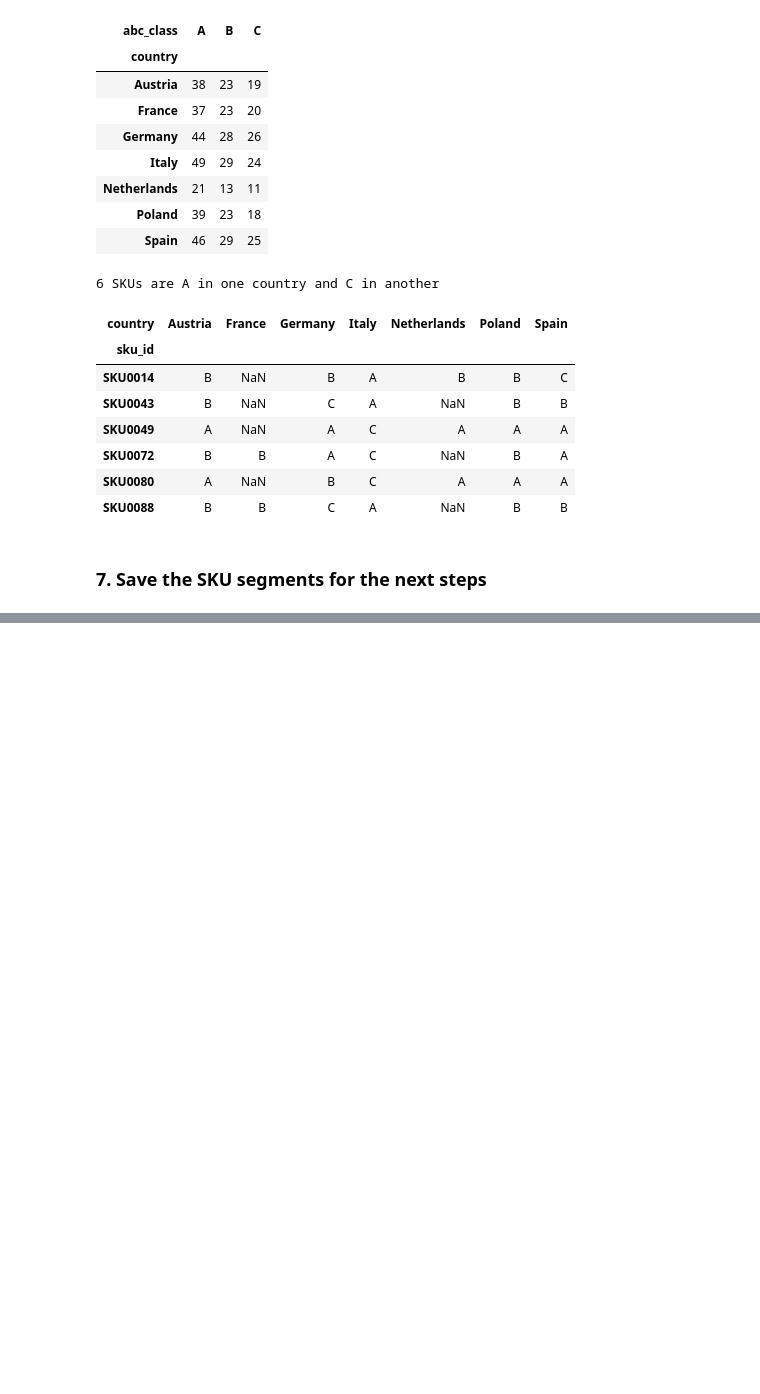
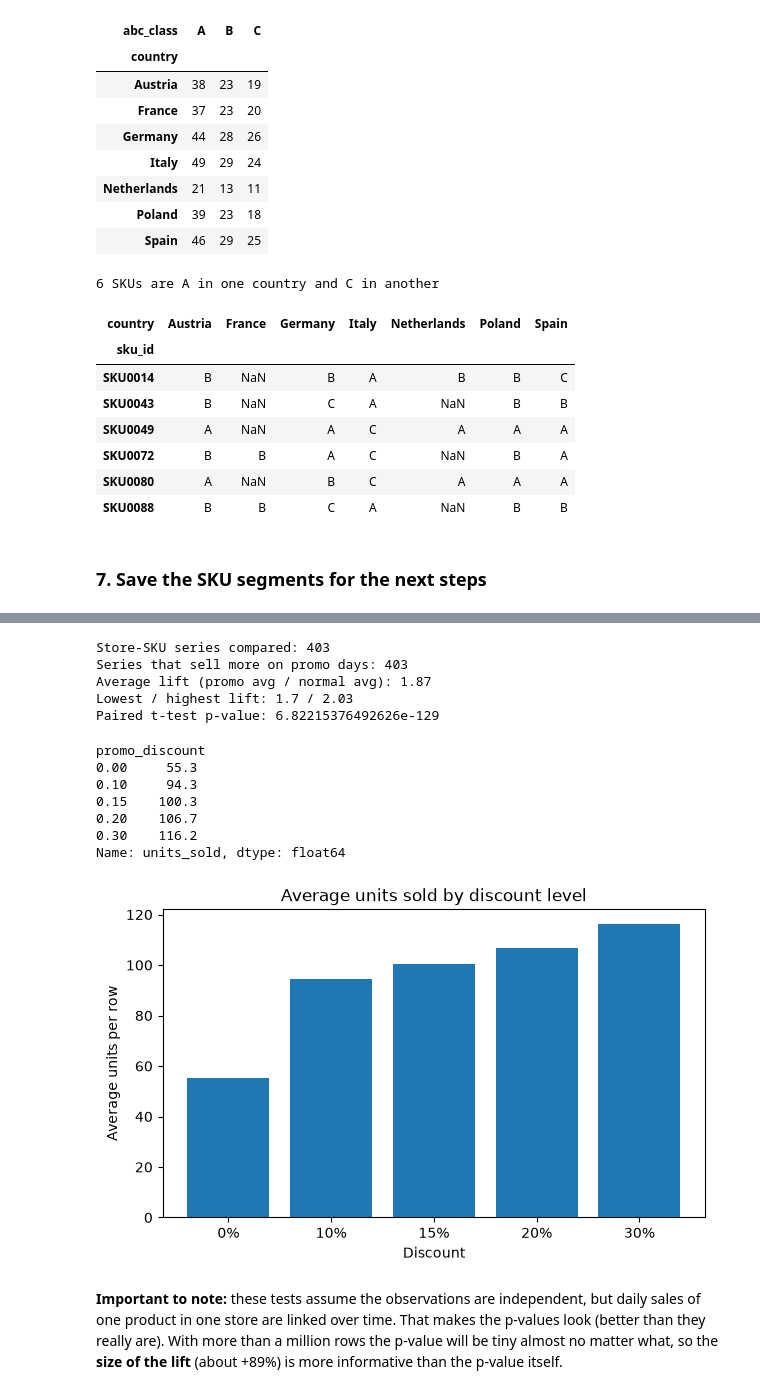
Before and after one commit to Chebet-Koske/data-ladder-capstone-project, a Jupyter notebook: notebooks/capstone_code.ipynb, the cells around one changed output, grey strips where cells are left out. Drawn from its saved outputs; the diff is of its cells as text; code cells hidden in the pictures; blank space fills up the shorter version.

```diff
--- a/notebooks/capstone_code.ipynb
+++ b/notebooks/capstone_code.ipynb
@@ -722,0 +932,47 @@ Saved 102 SKUs
+# %%
+# Keep only SKUs that are ever promoted
+promoted_skus = promo_days_per_sku[promo_days_per_sku > 0].index
+promoted = sales[sales["sku_id"].isin(promoted_skus)]
+
+# Average units on promo days and non-promo days for each store + SKU
+series_avg = promoted.groupby(["store_id", "sku_id", "on_promo"])["units_sold"].mean().unstack()
+series_avg = series_avg.dropna()                      # keep series that have both kinds of days
+series_avg.columns = ["non_promo_avg", "promo_avg"]   # the columns are in the order 0, 1
+series_avg["lift"] = series_avg["promo_avg"] / series_avg["non_promo_avg"]
+
+print("Store-SKU series compared:", len(series_avg))
+print("Series that sell more on promo days:", (series_avg["lift"] > 1).sum())
+print("Average lift (promo avg / normal avg):", round(series_avg["lift"].mean(), 2))
+print("Lowest / highest lift:", round(series_avg["lift"].min(), 2), "/", round(series_avg["lift"].max(), 2))
+
+# Paired t-test: the same series measured twice (on promo days and on normal days)
+paired_t, paired_p = stats.ttest_rel(series_avg["promo_avg"], series_avg["non_promo_avg"])
+print("Paired t-test p-value:", paired_p)
+# %% [output]
+Store-SKU series compared: 403
+Series that sell more on promo days: 403
+Average lift (promo avg / normal avg): 1.87
+Lowest / highest lift: 1.7 / 2.03
+Paired t-test p-value: 6.82215376492626e-129
+# %%
+# Does a deeper discount sell more? Average units by discount level
+by_discount = sales.groupby("promo_discount")["units_sold"].mean().round(1)
+print(by_discount)
+
+plt.figure(figsize=(7, 4))
+plt.bar(["0%", "10%", "15%", "20%", "30%"], by_discount.values)
+plt.title("Average units sold by discount level")
+plt.xlabel("Discount")
+plt.ylabel("Average units per row")
+plt.show()
+# %% [output]
+promo_discount
+0.00     55.3
+0.10     94.3
+0.15    100.3
+0.20    106.7
+0.30    116.2
+Name: units_sold, dtype: float64
+[figure, added]
+# %% [markdown]
+**Important to note:** these tests assume the observations are independent, but daily sales of one product in one store are linked over time. That makes the p-values look (better than they really are). With more than a million rows the p-value will be tiny almost no matter what, so the **size of the lift** (about +89%) is more informative than the p-value itself.
```
Also changed, not shown: parts of 27 cells of this notebook, 1 other file.
